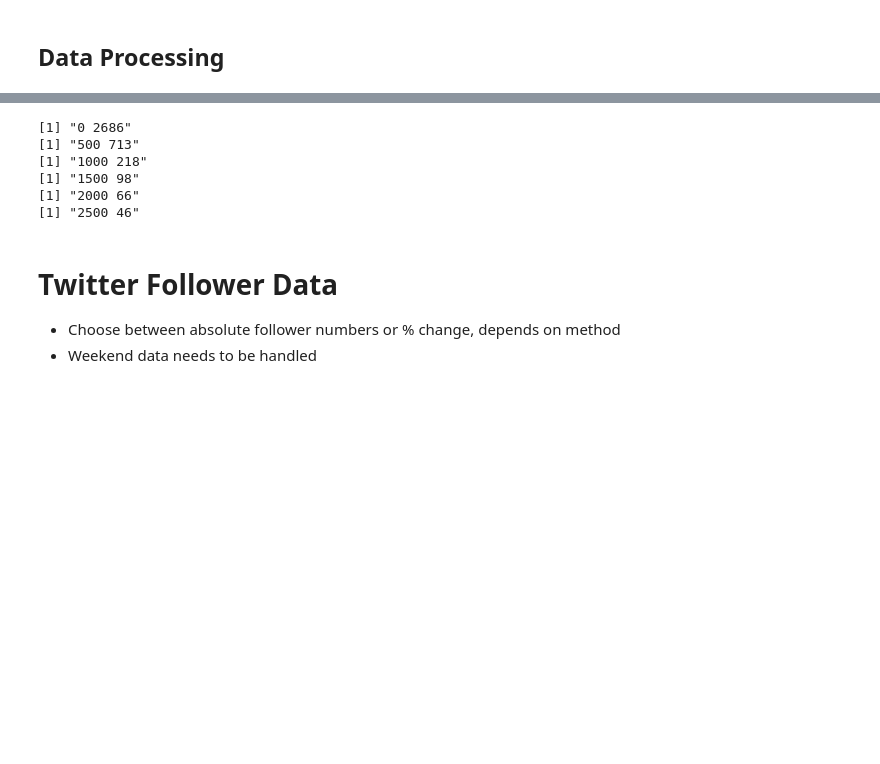
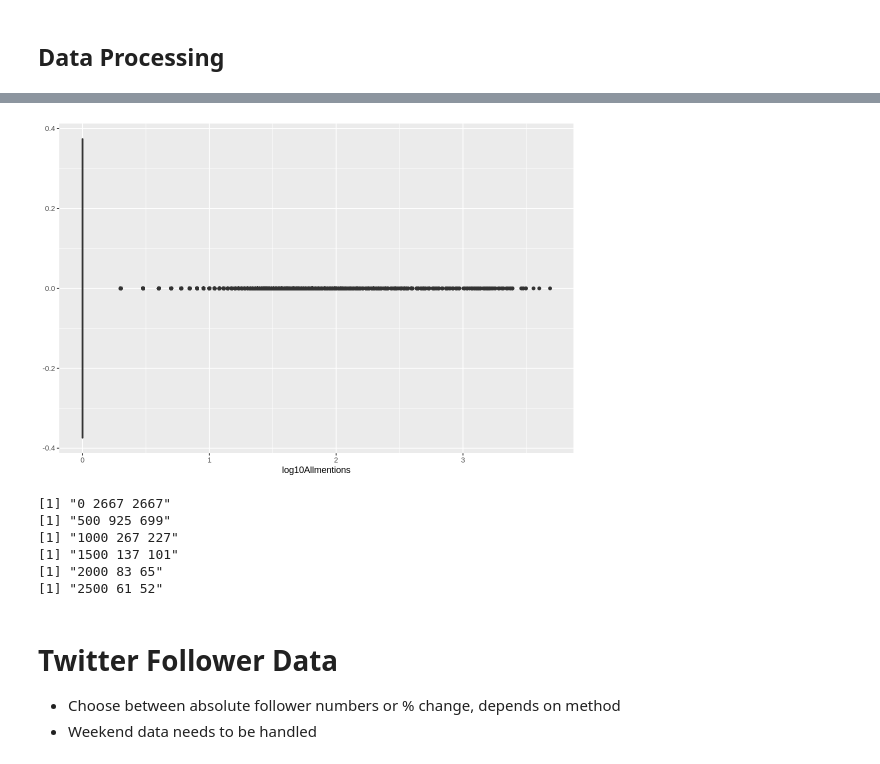
Before and after one commit to limshaocong/analyticsEdge, a Jupyter notebook: Data_Exploration.ipynb, the cells around one changed output, grey strips where cells are left out. Saved outputs shown, nothing was run; the diff lists cells and outputs as text; code cells hidden in the pictures; blank space fills up the shorter version.

```diff
--- a/Data_Exploration.ipynb
+++ b/Data_Exploration.ipynb
@@ -416,0 +455,11 @@ rp.pr.imputed = left_join(x = rp.dj.impute1,
+# %%
+# $news_instance - log10 transformation
+# $ess - shift neutral to 0, scale down by 100
+
+rp.imputed = rp.imputed %>%
+              mutate(log10DJmentions = log10(DJ_news_instance + 1),
+                      log10PRmentions = log10(PR_news_instance + 1),
+                      log10Allmentions = log10(All_news_instance + 1),
+                      DJess = (DJ_mean_ess - 50) / 100,
+                      PRess = (PR_mean_ess - 50) / 100)
+rp.imputed
@@ -417,22 +486,38 @@ rp.pr.imputed = left_join(x = rp.dj.impute1,
+# %%
+rp.imputed %>%
+  ggplot() +
+  geom_boxplot(aes(x = log10Allmentions))
+# %% [output]
+[figure, added]
 # %%
 # Only extract rows with a minimum of X mentions
-# Including stocks with less than 1 mention per day could muddle the data
+# Including stocks with few per day could muddle the data
+# Stocks that are possible to analyse decrease very quickly when a minimum data requirement is imposed
 
 Xs = c(0, 500, 1000, 1500, 2000, 2500)
 
 for (X in Xs) {
-  minX = rp.dj.imputed %>%
+  minX = rp.imputed %>%
             group_by(ticker) %>%
-            summarise(sum = sum(news_instance)) %>%
+            summarise(sum = sum(All_news_instance)) %>%
             filter(sum > X) %>%
             select(ticker) %>%
             n_distinct()
-  print(paste(X, minX))
+
+  minX_NN = rp.imputed %>%
+            filter(DJ_mean_ess != 50) %>%
+            group_by(ticker) %>%
+            summarise(sum = sum(All_news_instance)) %>%
+            filter(sum > X) %>%
+            select(ticker) %>%
+            n_distinct()
+
+  print(paste(X, minX, minX_NN))
 }
 # %% [output]
-[1] "0 2686"
-[1] "500 713"
-[1] "1000 218"
-[1] "1500 98"
-[1] "2000 66"
-[1] "2500 46"
+[1] "0 2667 2667"
+[1] "500 925 699"
+[1] "1000 267 227"
+[1] "1500 137 101"
+[1] "2000 83 65"
+[1] "2500 61 52"
```
Also changed, not shown: parts of 10 cells of this notebook.
